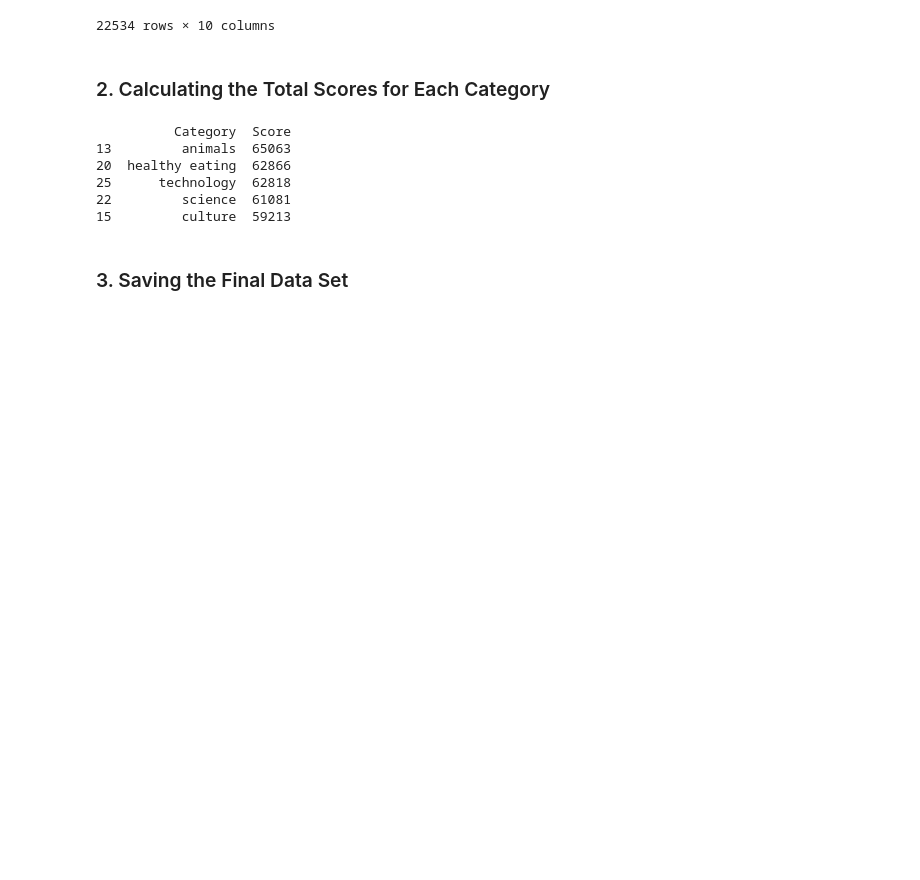
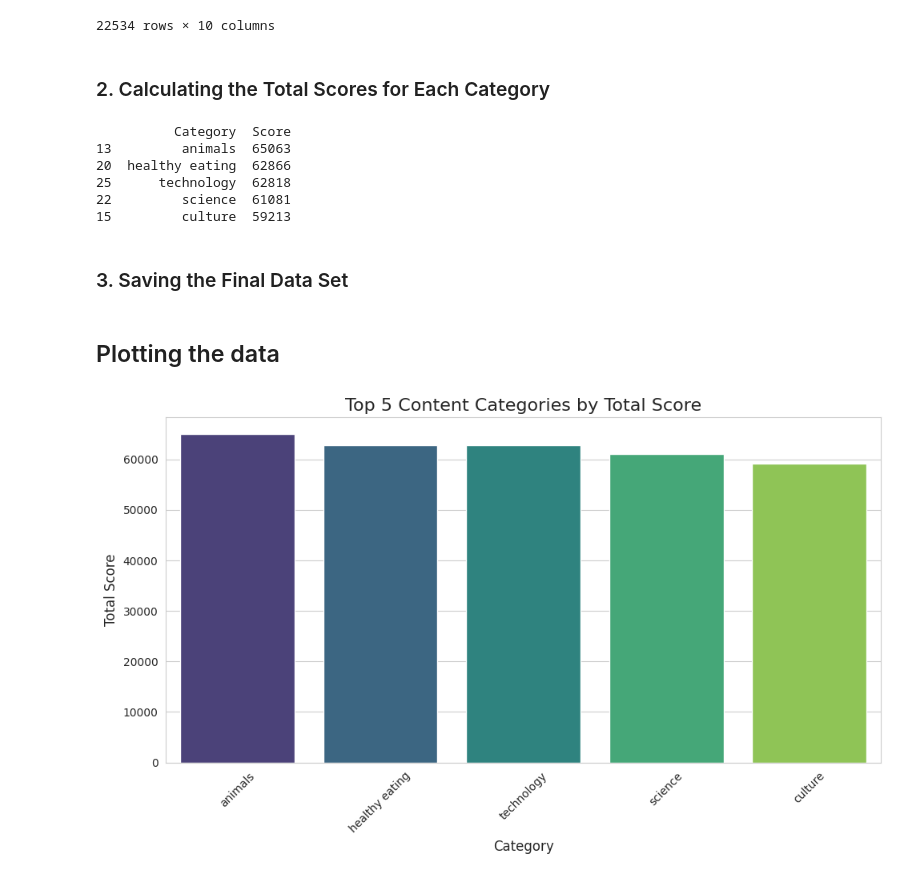
Before and after one commit to nakulpandit/accenture_navigating.numbers, a Jupyter notebook: accenture NAVIGATING NUMBERS/acntask.ipynb, the cells around one changed output. Cells and saved outputs as stored; diff of their text form; code cells hidden in the pictures; blank space fills up the shorter version.

Commit message:
plotting data

```diff
--- a/accenture NAVIGATING NUMBERS/acntask.ipynb
+++ b/accenture NAVIGATING NUMBERS/acntask.ipynb
@@ -234,3 +234,23 @@ print(top_5_categories)
 # %%
 final_df.to_csv("Final_Cleaned_Data.csv", index=False)
 top_5_categories.to_csv("Top_5_Categories.csv", index=False)
+# %% [markdown]
+## Plotting the data
+# %%
+import matplotlib.pyplot as plt
+import seaborn as sns
+
+# Optional: Set a style for the plots
+sns.set_style("whitegrid")
+# %%
+# Plot top 5 categories
+plt.figure(figsize=(10, 6))
+sns.barplot(data=top_5_categories, x='Category', y='Score', palette='viridis')
+plt.title('Top 5 Content Categories by Total Score', fontsize=16)
+plt.xlabel('Category', fontsize=12)
+plt.ylabel('Total Score', fontsize=12)
+plt.xticks(rotation=45)
+plt.tight_layout()
+plt.show()
+# %% [output]
+[figure, added]
```
Also changed, not shown: parts of 2 cells of this notebook, 3 other files.
